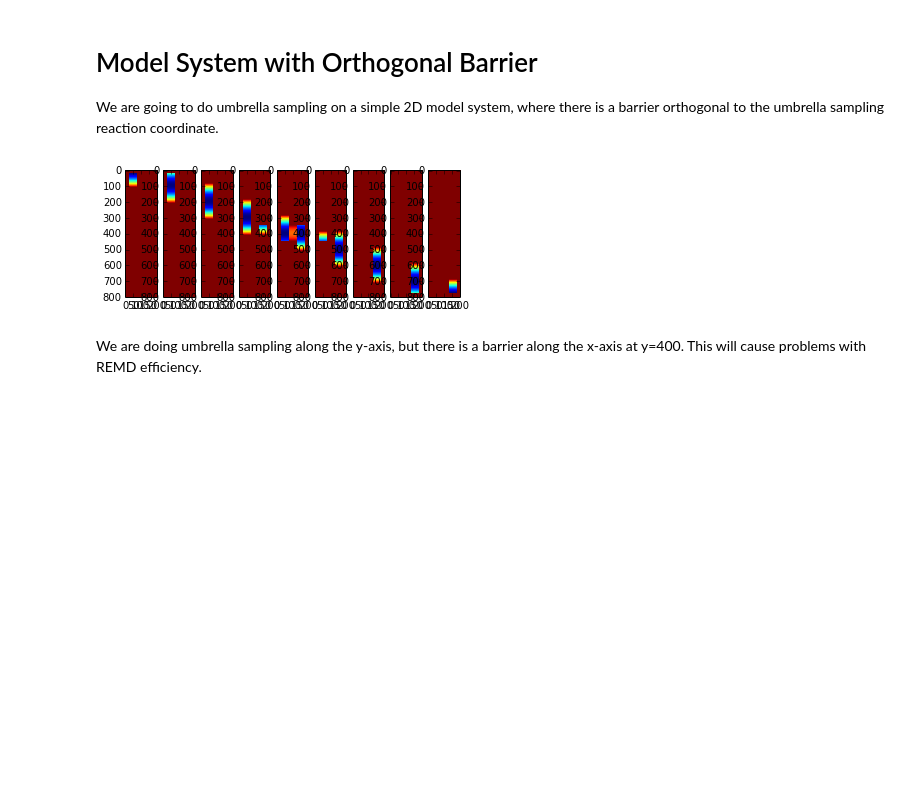
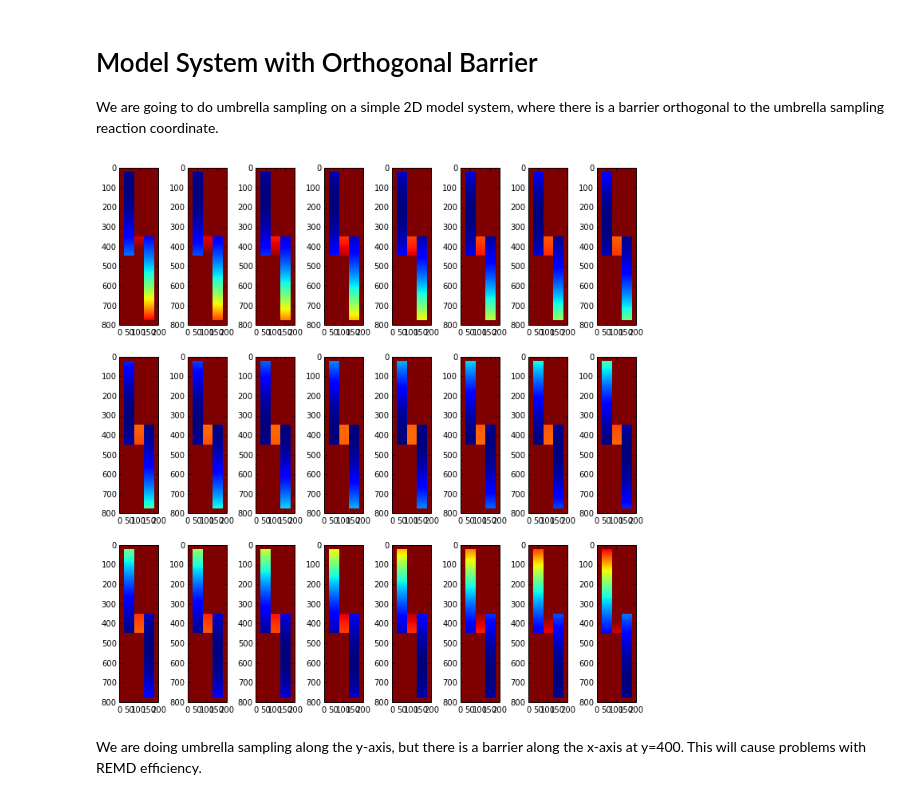
Before and after one commit to jlmaccal/remd_explore, a Jupyter notebook: 2d_remd.ipynb, the cells around one changed output. Cells and saved outputs as stored; diff of their text form; code cells hidden in the pictures; blank space fills up the shorter version.

```diff
--- a/2d_remd.ipynb
+++ b/2d_remd.ipynb
@@ -18,23 +21,24 @@ We are going to do umbrella sampling on a simple 2D model system, where there is
 # %%
 width = 200
 height = 800
 
 def make_energy(barrier_height, spring_y, spring_k):
     energy = np.zeros((width, height)) + 1e100
     energy[25:75, 25:450] = 0
     energy[125:175, 350:775] = 0
     energy[75:125, 350:450] = barrier_height
     spring_energy = np.linspace(0, height - 1, height)
     spring_energy = 0.5 * spring_k * (spring_y - spring_energy) ** 2
     energy += spring_energy
     return energy
 
-for i in range(9):
-    pp.subplot(1, 9, i+1)
-    x = i * 100.
-    energy = make_energy(200, x, 0.04)
+pp.figure(figsize=(12, 12))
+y_vals = np.linspace(100, 700, 24)
+for i, y in enumerate(y_vals):
+    pp.subplot(3, 8, i+1)
+    energy = make_energy(200, y, 0.001)
     pp.imshow(energy.T, vmax=250)
 # %% [output]
-[figure, old version]
+[figure, new version]
 # %% [markdown]
 We are doing umbrella sampling along the y-axis, but there is a barrier along the x-axis at y=400. This will cause problems with REMD efficiency.
```
Also changed, not shown: parts of 45 cells of this notebook.
